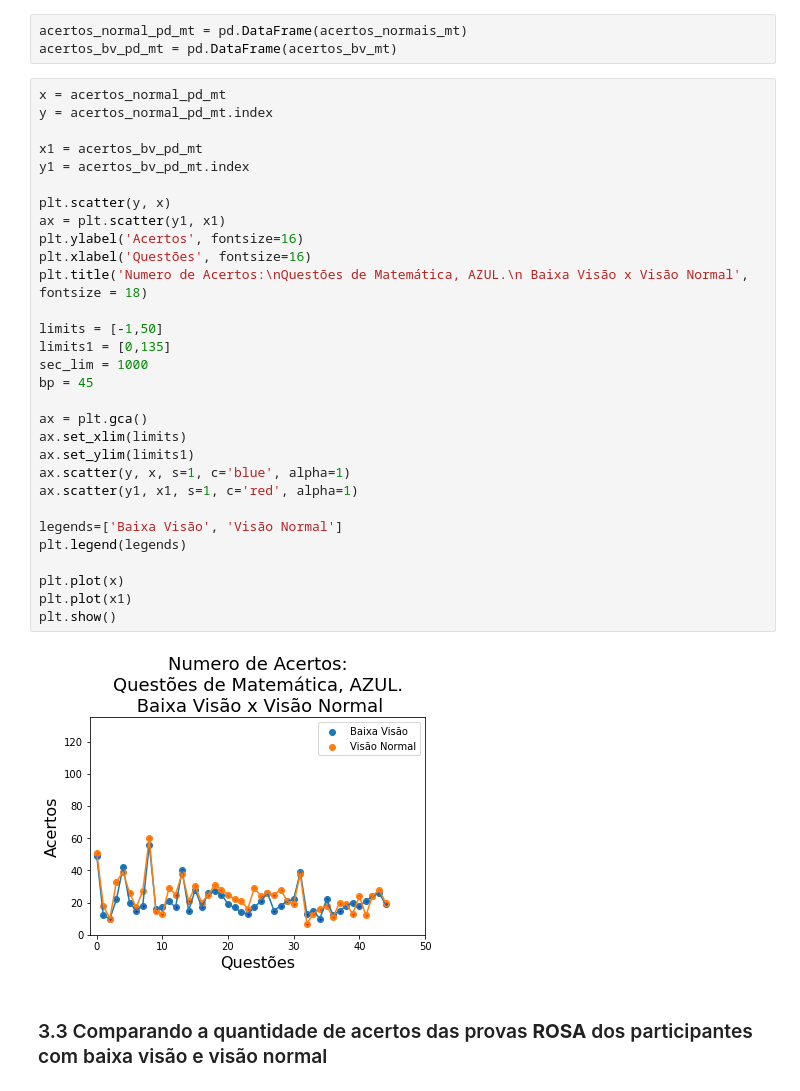
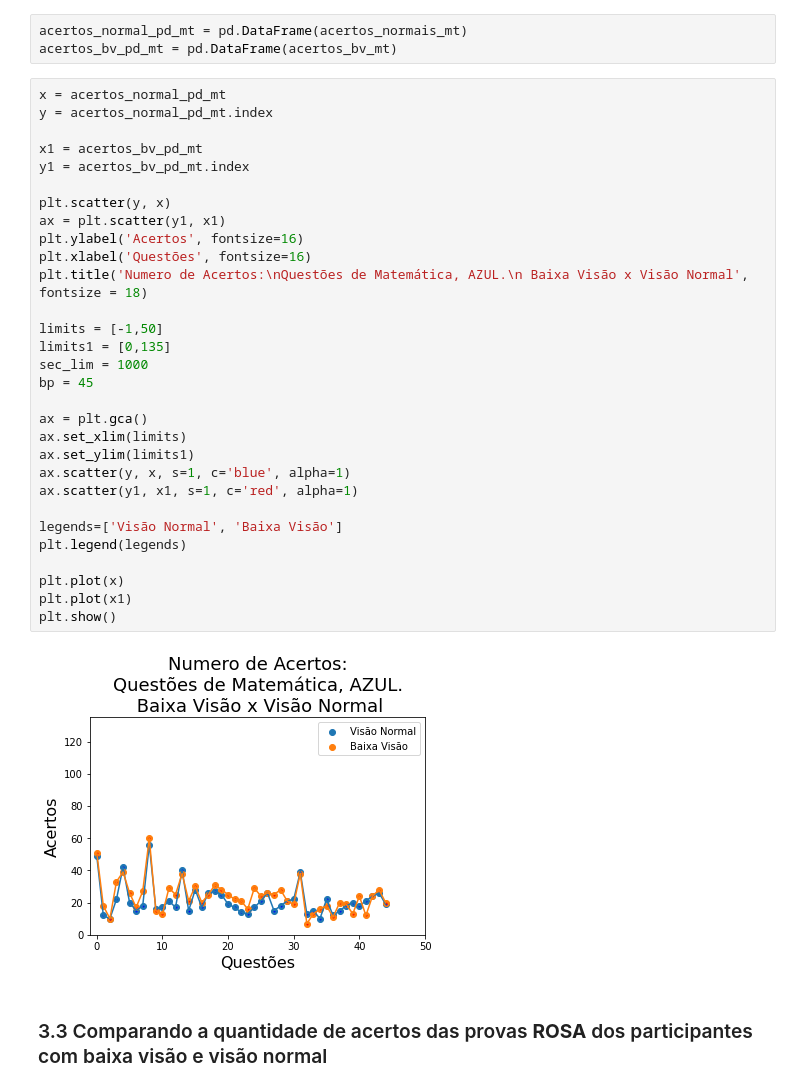
Before and after one commit to andradearthurf/python-data-analysis, a Jupyter notebook: cases/data_analisys_ENEM.ipynb, the cells around one changed output. Cells and saved outputs as stored; diff of their text form.

```diff
--- a/cases/data_analisys_ENEM.ipynb
+++ b/cases/data_analisys_ENEM.ipynb
@@ -583,35 +583,35 @@ acertos_bv_pd_mt = pd.DataFrame(acertos_bv_mt)
 # %%
 x = acertos_normal_pd_mt
 y = acertos_normal_pd_mt.index
 
 x1 = acertos_bv_pd_mt
 y1 = acertos_bv_pd_mt.index
 
 plt.scatter(y, x)
 ax = plt.scatter(y1, x1)
 plt.ylabel('Acertos', fontsize=16)
 plt.xlabel('Questões', fontsize=16)
 plt.title('Numero de Acertos:\nQuestões de Matemática, AZUL.\n Baixa Visão x Visão Normal', fontsize = 18)
 
 limits = [-1,50]
 limits1 = [0,135]
 sec_lim = 1000
 bp = 45
 
 ax = plt.gca()
 ax.set_xlim(limits)
 ax.set_ylim(limits1)
 ax.scatter(y, x, s=1, c='blue', alpha=1)
 ax.scatter(y1, x1, s=1, c='red', alpha=1)
 
-legends=['Baixa Visão', 'Visão Normal']
+legends=['Visão Normal', 'Baixa Visão']
 plt.legend(legends)
 
 plt.plot(x)
 plt.plot(x1)
 plt.show()
 # %% [output]
-[figure, old version]
+[figure, new version]
 # %% [markdown]
 ### 3.3 Comparando a quantidade de acertos das provas **ROSA** dos participantes com baixa visão e visão normal
 # %% [markdown]
```
Also changed, not shown: parts of 7 cells of this notebook.
